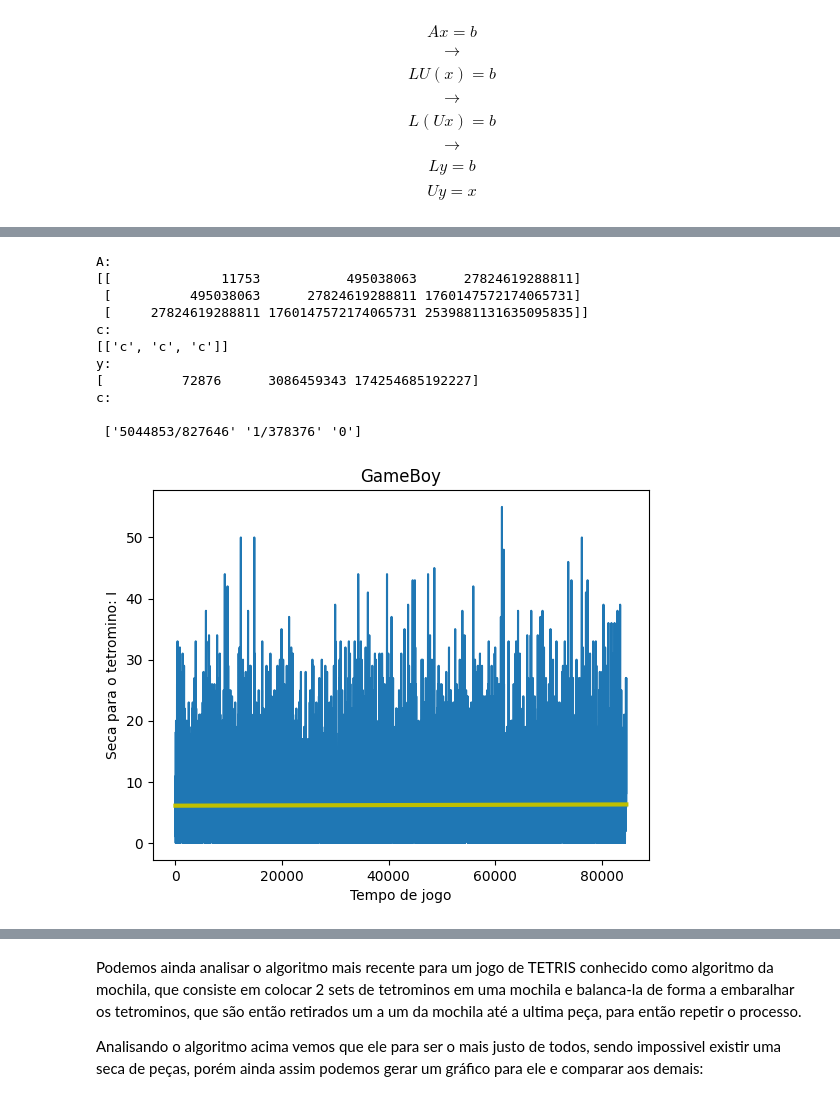
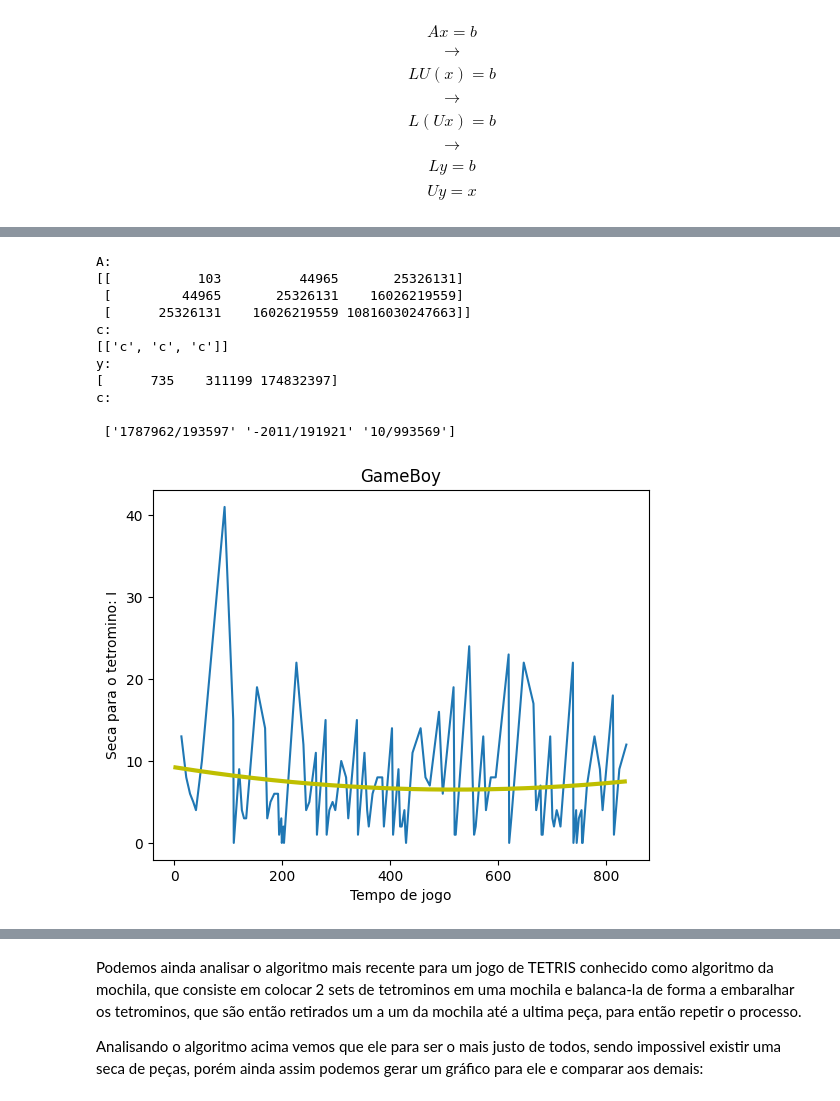
Before and after one commit to luizferreira7/tetris, a Jupyter notebook: colab/Trabalho_Final_de_ALA.ipynb, the cells around one changed output, grey strips where cells are left out. Saved outputs shown, nothing was run; the diff lists cells and outputs as text; code cells hidden in the pictures.

```diff
--- a/colab/Trabalho_Final_de_ALA.ipynb
+++ b/colab/Trabalho_Final_de_ALA.ipynb
@@ -1261,25 +1311,25 @@ c:
 # %%
 #@title
-n = 100000
+n = 1000
 t = 'I'
 
 plt.title('GameBoy')
 plt.xlabel('Tempo de jogo')
 plt.ylabel('Seca para o tetromino: ' + t)
 
 plot(tetris_gb(n), plt, 'y', 'GameBoy', 3, True)
 
 plt.show()
 # %% [output]
 A:
-[[              11753           495038063      27824619288811]
- [          495038063      27824619288811 1760147572174065731]
- [     27824619288811 1760147572174065731 2539881131635095835]]
+[[           103          44965       25326131]
+ [         44965       25326131    16026219559]
+ [      25326131    16026219559 10816030247663]]
 c:
 [['c', 'c', 'c']]
 y:
-[          72876      3086459343 174254685192227]
+[      735    311199 174832397]
 c:
 
- ['5044853/827646' '1/378376' '0']
+ ['1787962/193597' '-2011/191921' '10/993569']
-[figure, old version]
+[figure, new version]
```
Also changed, not shown: parts of 16 cells of this notebook.
